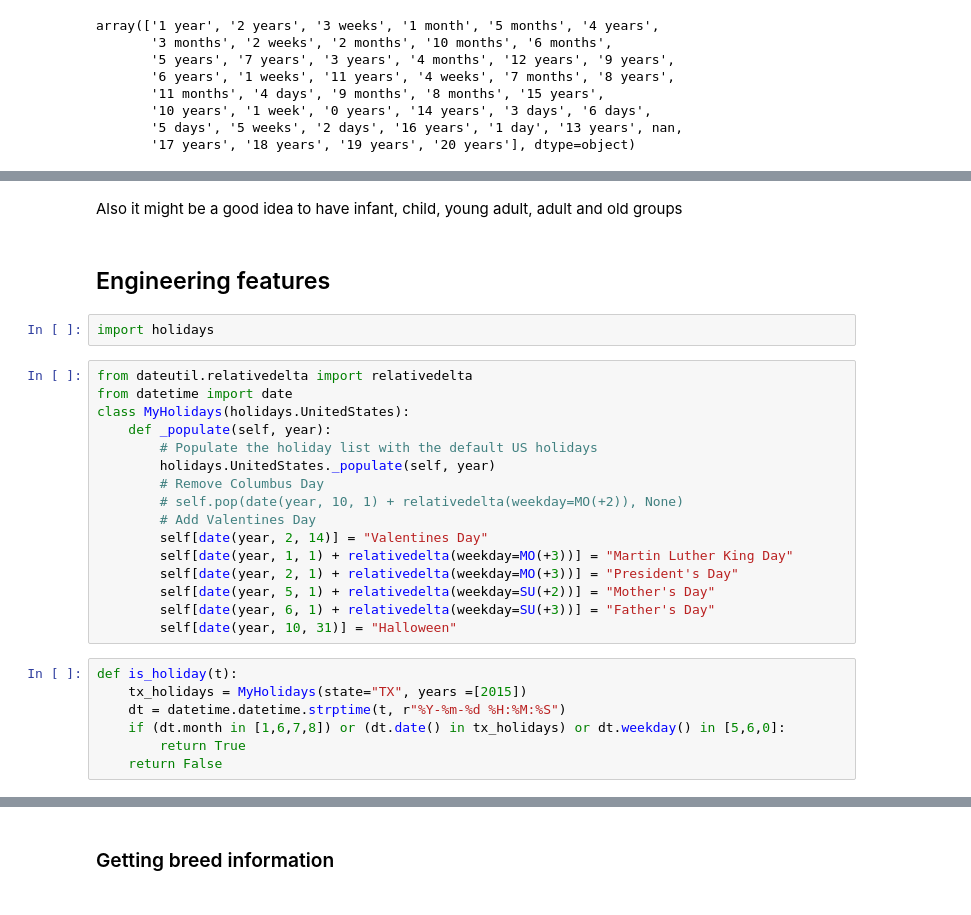
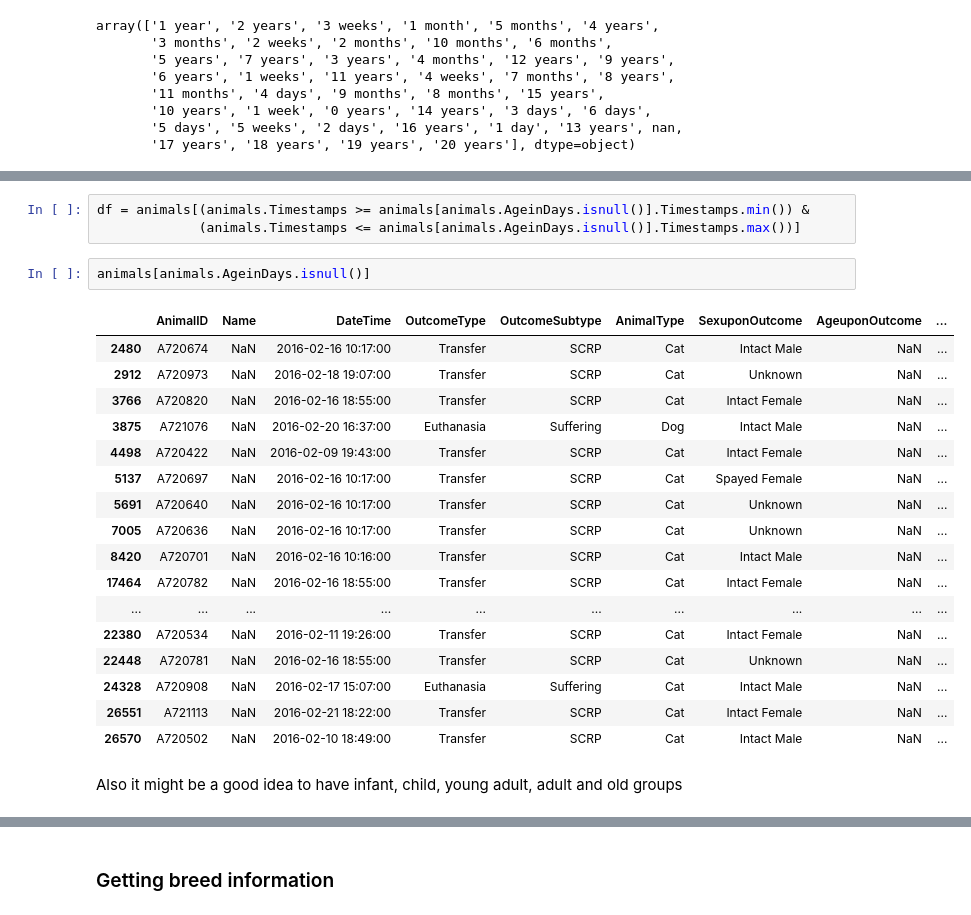
Before and after one commit to mspinelli/animal_shelter, a Jupyter notebook: DataExplore.ipynb, the cells around one changed output, grey strips where cells are left out. Cells and saved outputs as stored; diff of their text form.

```diff
--- a/DataExplore.ipynb
+++ b/DataExplore.ipynb
@@ -232,29 +269,25 @@ animals["AgeinDays"] = animals.AgeuponOutcome.map(get_age_in_days, na_action="ig
+# %%
+df = animals[(animals.Timestamps >= animals[animals.AgeinDays.isnull()].Timestamps.min()) &
+             (animals.Timestamps <= animals[animals.AgeinDays.isnull()].Timestamps.max())]
+# %%
+animals[animals.AgeinDays.isnull()]
+# %% [output]
+|  | AnimalID | Name | DateTime | OutcomeType | OutcomeSubtype | AnimalType | SexuponOutcome | AgeuponOutcome | ... |
+| 2480 | A720674 | NaN | 2016-02-16 10:17:00 | Transfer | SCRP | Cat | Intact Male | NaN | ... |
+| 2912 | A720973 | NaN | 2016-02-18 19:07:00 | Transfer | SCRP | Cat | Unknown | NaN | ... |
+| 3766 | A720820 | NaN | 2016-02-16 18:55:00 | Transfer | SCRP | Cat | Intact Female | NaN | ... |
+| 3875 | A721076 | NaN | 2016-02-20 16:37:00 | Euthanasia | Suffering | Dog | Intact Male | NaN | ... |
+| 4498 | A720422 | NaN | 2016-02-09 19:43:00 | Transfer | SCRP | Cat | Intact Female | NaN | ... |
+| 5137 | A720697 | NaN | 2016-02-16 10:17:00 | Transfer | SCRP | Cat | Spayed Female | NaN | ... |
+| 5691 | A720640 | NaN | 2016-02-16 10:17:00 | Transfer | SCRP | Cat | Unknown | NaN | ... |
+| 7005 | A720636 | NaN | 2016-02-16 10:17:00 | Transfer | SCRP | Cat | Unknown | NaN | ... |
+| 8420 | A720701 | NaN | 2016-02-16 10:16:00 | Transfer | SCRP | Cat | Intact Male | NaN | ... |
+| 17464 | A720782 | NaN | 2016-02-16 18:55:00 | Transfer | SCRP | Cat | Intact Female | NaN | ... |
+| ... | ... | ... | ... | ... | ... | ... | ... | ... | ... |
+| 22380 | A720534 | NaN | 2016-02-11 19:26:00 | Transfer | SCRP | Cat | Intact Female | NaN | ... |
+| 22448 | A720781 | NaN | 2016-02-16 18:55:00 | Transfer | SCRP | Cat | Unknown | NaN | ... |
+| 24328 | A720908 | NaN | 2016-02-17 15:07:00 | Euthanasia | Suffering | Cat | Intact Male | NaN | ... |
+| 26551 | A721113 | NaN | 2016-02-21 18:22:00 | Transfer | SCRP | Cat | Intact Female | NaN | ... |
+| 26570 | A720502 | NaN | 2016-02-10 18:49:00 | Transfer | SCRP | Cat | Intact Male | NaN | ... |
 # %% [markdown]
 Also it might be a good idea to have infant, child,  young adult, adult and old groups
-# %% [markdown]
-## Engineering features
-# %%
-import holidays
-# %%
-from dateutil.relativedelta import relativedelta
-from datetime import date
-class MyHolidays(holidays.UnitedStates):
-    def _populate(self, year):
-        # Populate the holiday list with the default US holidays
-        holidays.UnitedStates._populate(self, year)
-        # Remove Columbus Day
-        # self.pop(date(year, 10, 1) + relativedelta(weekday=MO(+2)), None)
-        # Add Valentines Day
-        self[date(year, 2, 14)] = "Valentines Day"
-        self[date(year, 1, 1) + relativedelta(weekday=MO(+3))] = "Martin Luther King Day"
-        self[date(year, 2, 1) + relativedelta(weekday=MO(+3))] = "President's Day"
-        self[date(year, 5, 1) + relativedelta(weekday=SU(+2))] = "Mother's Day"
-        self[date(year, 6, 1) + relativedelta(weekday=SU(+3))] = "Father's Day"
-        self[date(year, 10, 31)] = "Halloween"
-# %%
-def is_holiday(t):
-    tx_holidays = MyHolidays(state="TX", years =[2015])
-    dt = datetime.datetime.strptime(t, r"%Y-%m-%d %H:%M:%S")
-    if (dt.month in [1,6,7,8]) or (dt.date() in tx_holidays) or dt.weekday() in [5,6,0]:
-        return True
-    return False
```
Also changed, not shown: parts of 43 cells of this notebook, 2 other files.
